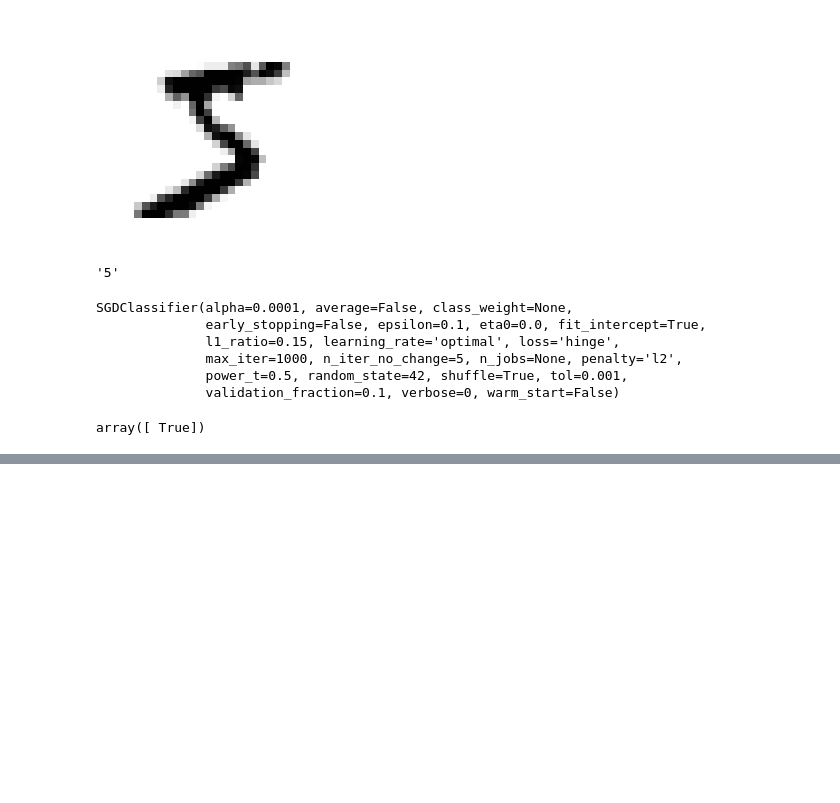
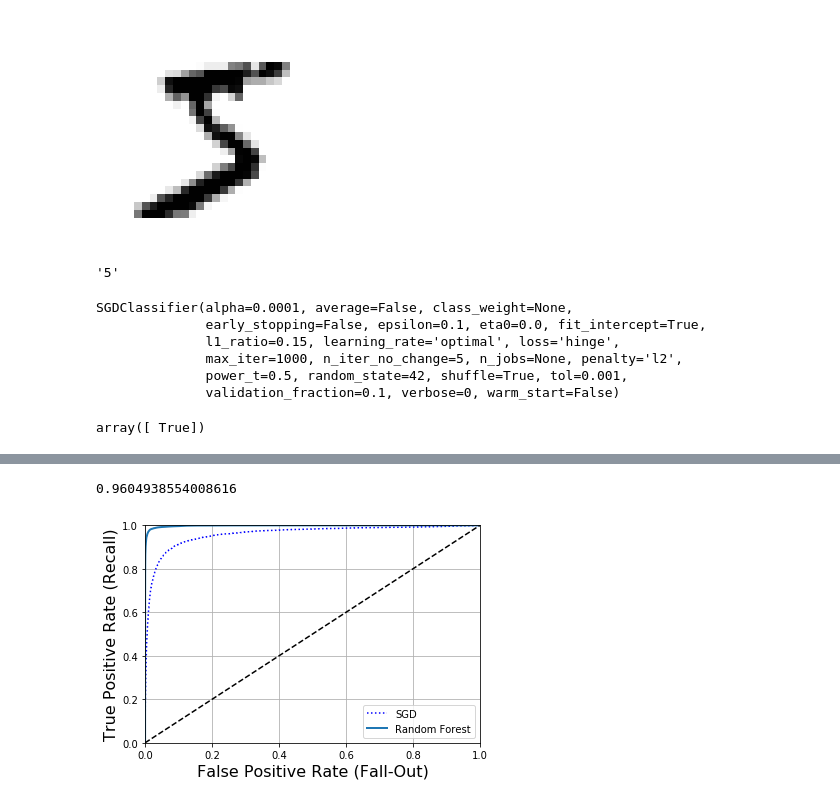
Before and after one commit to zzZIMAWAKE/oreilly-ml, a Jupyter notebook: chapter_3.ipynb, the cells around one changed output, grey strips where cells are left out. Saved outputs shown, nothing was run; the diff lists cells and outputs as text; code cells hidden in the pictures; blank space fills up the shorter version.

```diff
--- a/chapter_3.ipynb
+++ b/chapter_3.ipynb
@@ -61,0 +234,31 @@ array([ True])
+# %%
+# ROC AUC score is the area under the curve, perfect = 1, random = 0.5
+# Precision / Recall curve is best used for when the positive class is rare or when you care more about the false
+# positives than the false negatives
+
+# AUC is best for other scenarios.
+
+from sklearn.metrics import roc_auc_score
+
+# In this case the AUC score is not as useful as 5 is a rare case (few positives compared to negatives)
+roc_auc_score(y_train_5, y_scores)
+# %% [output]
+0.9604938554008616
+# %%
+# RandomForestClassifier doesn't have a `decision_function` method, instead it has `predict_proba` which returns
+# an array containing a row per instance and a column per class each with a probability of it belonging to that class
+
+from sklearn.ensemble import RandomForestClassifier
+
+forest_clf = RandomForestClassifier(random_state=42)
+y_probas_forest = cross_val_predict(forest_clf, X_train, y_train_5, cv=3, method="predict_proba")
+# %%
+y_scores_forest = y_probas_forest[:, 1] # score probability of positive class (column at index 1 is 5 class probas)
+fpr_forest, trp_forest, thresholds_forest = roc_curve(y_train_5, y_scores_forest)
+# %%
+plt.plot(fpr, tpr, "b:", label="SGD")
+plot_roc_curve(fpr_forest, trp_forest, "Random Forest")
+plt.legend(loc="lower right")
+plt.show()
+# %% [output]
+[figure, added]
```
Also changed, not shown: parts of 21 cells of this notebook, 2 other files.
